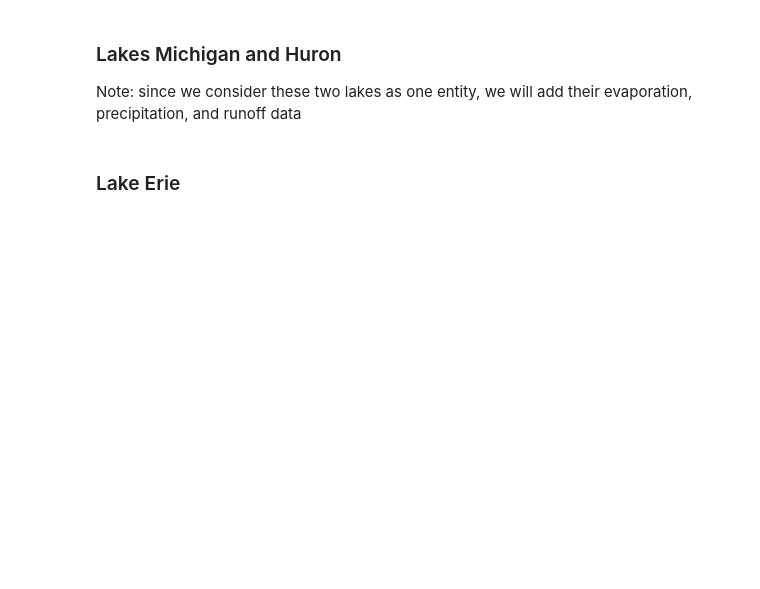
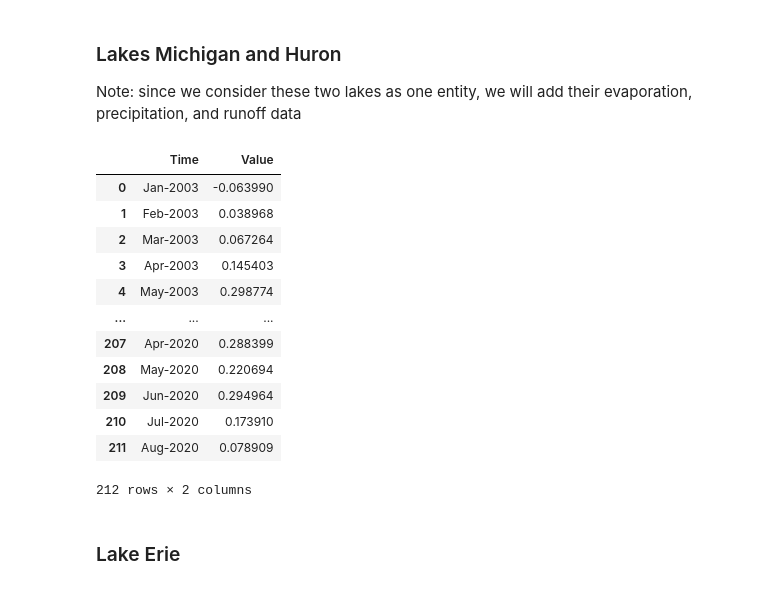
Before and after one commit to healeyq3/MCM2024, a Jupyter notebook: Data-Processing/hydrologic_data_v7.ipynb, the cells around one changed output. Cells and saved outputs as stored; diff of their text form; code cells hidden in the pictures; blank space fills up the shorter version.

Commit message:
simulation data preprocessing and creation

```diff
--- a/Data-Processing/hydrologic_data_v7.ipynb
+++ b/Data-Processing/hydrologic_data_v7.ipynb
@@ -126,7 +176,7 @@ def evaporation_data(file_path):
     evap = evap_melted[['Time', 'Evap Value']].reset_index(drop=True)
 
     # Conversion
-    # evap['Evap Value'] = evap['Evap Value'] * 0.001
+    evap['Evap Value'] = evap['Evap Value'] * 0.001
 
     return evap
 
@@ -171,7 +221,7 @@ def precipitation_data(file_path, start_row=5, start_index=60, end_index=81):
     prc['Prc Value'] = prc['Prc Value'].astype(float)
 
     # Conversion
-    # prc['Prc Value'] = prc['Prc Value'] * 0.001
+    prc['Prc Value'] = prc['Prc Value'] * 0.001
 
     return prc
 
@@ -230,7 +280,31 @@ m_runoff_data = runoff_data(file_path_m)
 mh_runoff_data = m_runoff_data + h_runoff_data
 mh_runoff_data['Time'] = m_runoff_data['Time']
 
-# mh_runoff_data
+mh_SA_inv = (1 / (117.63 * 1e9 ))
+
+mh_runoff_data['Runoff Value (Flow)'] = mh_runoff_data['Runoff Value (Flow)'].apply(lambda x: x * mh_SA_inv)
+
+mh_runoff_data['Runoff Value (Flow)'] *= mh_runoff_data['Time'].apply(get_time)
+# %%
+s_mh = mh_runoff_data.copy()
+s_mh['Runoff Value (Flow)'] = mh_prc_data.iloc[0:248, 1] - mh_evap_data.iloc[0:248, 1] + mh_runoff_data['Runoff Value (Flow)']
+s_mh.rename(columns={'Runoff Value (Flow)':'Value'}, inplace=True)
+# %%
+s_mh
+# %% [output]
+|  | Time | Value |
+| 0 | Jan-2003 | -0.063990 |
+| 1 | Feb-2003 | 0.038968 |
+| 2 | Mar-2003 | 0.067264 |
+| 3 | Apr-2003 | 0.145403 |
+| 4 | May-2003 | 0.298774 |
+| ... | ... | ... |
+| 207 | Apr-2020 | 0.288399 |
+| 208 | May-2020 | 0.220694 |
+| 209 | Jun-2020 | 0.294964 |
+| 210 | Jul-2020 | 0.173910 |
+| 211 | Aug-2020 | 0.078909 |
+212 rows × 2 columns
 # %% [markdown]
 ### Lake Erie
 # %%
```
Also changed, not shown: parts of 26 cells of this notebook, 4 other files.
